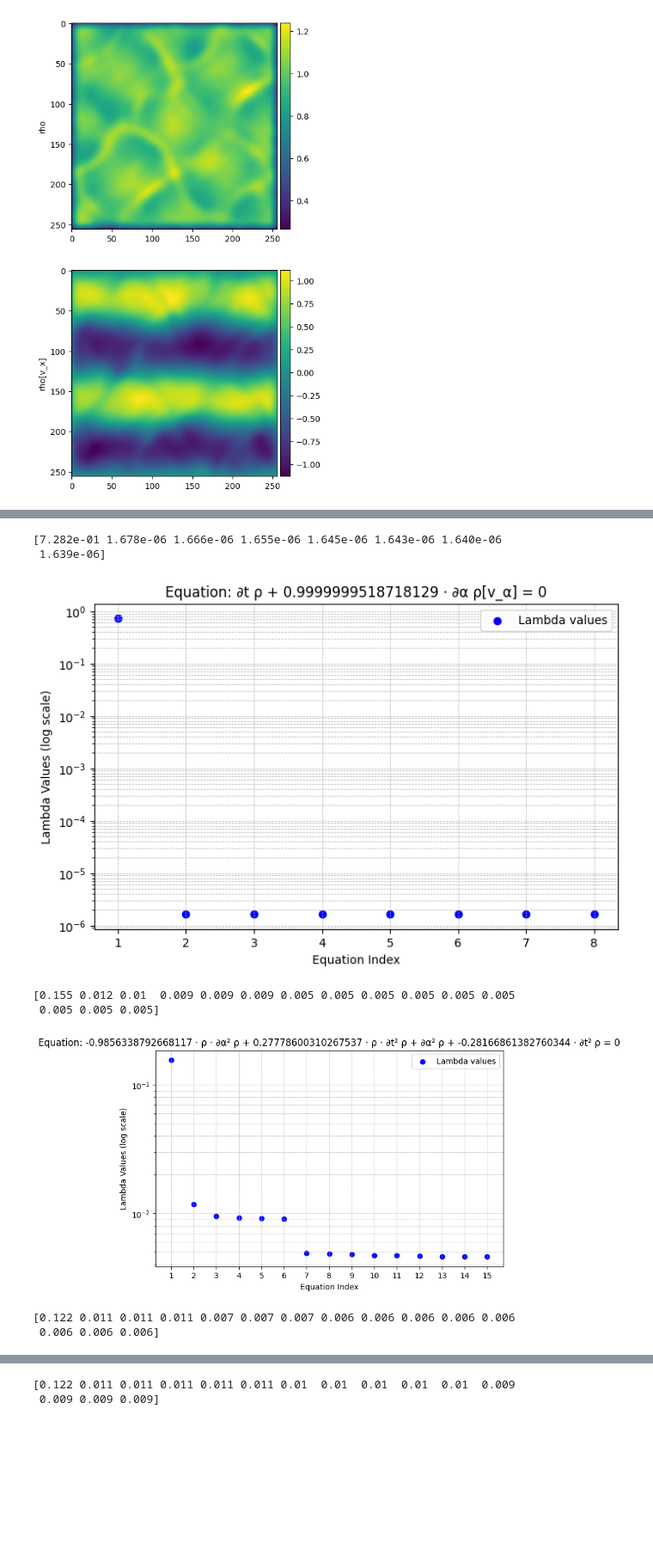
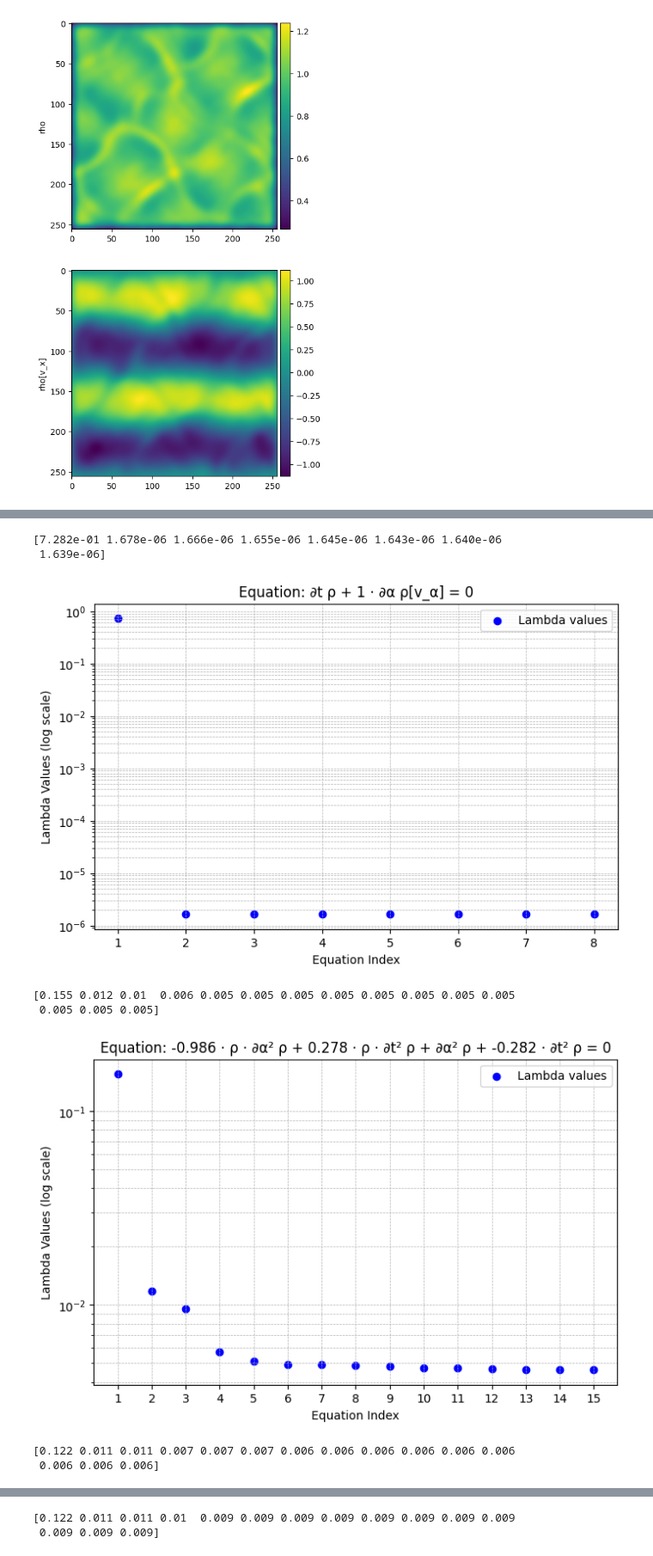
Before and after one commit to sibirica/PySPIDER, a Jupyter notebook: discrete/gaussian_potential_test.ipynb, the cells around one changed output, grey strips where cells are left out. Shown at 86% size. Drawn from its saved outputs; the diff is of its cells as text; code cells hidden in the pictures; blank space fills up the shorter version.

Commit message:
equation canonicalize fix?

```diff
--- a/discrete/gaussian_potential_test.ipynb
+++ b/discrete/gaussian_potential_test.ipynb
@@ -180,7 +180,7 @@ for irrep in srd.irreps:
 
     iterator = ModelIterator(max_k=15, backward_forward=True, max_passes=3)
     #iterator = ModelIterator(max_k=len(libs[irrep].terms), backward_forward=False, max_passes=1)
-    thres = Threshold(threshold_type='jump', gamma=1.2, delta=1e-8, n_terms=None)
+    thres = Threshold(threshold_type='jump', gamma=1.3, delta=1e-8, n_terms=None)
     #thres = Threshold(threshold_type='information', ic=AIC)
 
     opts = {'scaler': scaler, 'initializer': init, 'residual': res,
@@ -216,36 +216,36 @@ import numpy as np
 import matplotlib.pyplot as plt
 for i, res in enumerate(reg_results):
     all_lambdas = res.all_lambdas
     print(all_lambdas)
     all_xis = res.all_xis
     xi_values = res.xi
     sublibrary_terms = res.sublibrary
     equations = []
     #equation_terms = [f"{xi:.1e} {term}" for xi, term in zip(xi_values, sublibrary_terms) if abs(xi) > 1e-15]
     #equation_string = " + ".join(equation_terms)
-    equation_string = str(eqs[i])
+    equation_string = str(eqs[i].pstr(**{'num_format': '{0:.3g}', 'latex_output': False}))
 
 
     plt.figure(figsize=(8, 5))
     plt.scatter(range(1, len(all_lambdas) + 1), all_lambdas, color='b', label="Lambda values")
 
     # Set log scale for y-axis
     plt.yscale("log")
 
     plt.xlabel("Equation Index")
     plt.ylabel("Lambda Values (log scale)")
     plt.title(f"Equation: {equation_string}")  # Use the computed equation as the title
     plt.xticks(range(1, len(all_lambdas) + 1))  # Ensure x-axis ticks match the number of equations
     plt.legend()
     plt.grid(True, which="both", linestyle="--", linewidth=0.5)
 
     plt.show()
 # %% [output]
 [7.282e-01 1.678e-06 1.666e-06 1.655e-06 1.645e-06 1.643e-06 1.640e-06
  1.639e-06]
-[figure, old version]
+[figure, new version]
-[0.155 0.012 0.01  0.009 0.009 0.009 0.005 0.005 0.005 0.005 0.005 0.005
+[0.155 0.012 0.01  0.006 0.005 0.005 0.005 0.005 0.005 0.005 0.005 0.005
  0.005 0.005 0.005]
-[figure, old version]
+[figure, new version]
-[0.122 0.011 0.011 0.011 0.007 0.007 0.007 0.006 0.006 0.006 0.006 0.006
+[0.122 0.011 0.011 0.007 0.007 0.007 0.006 0.006 0.006 0.006 0.006 0.006
  0.006 0.006 0.006]
@@ -253,2 +253,2 @@ for i, res in enumerate(reg_results):
-[0.122 0.011 0.011 0.011 0.011 0.011 0.01  0.01  0.01  0.01  0.01  0.009
+[0.122 0.011 0.011 0.01  0.009 0.009 0.009 0.009 0.009 0.009 0.009 0.009
  0.009 0.009 0.009]
```
Also changed, not shown: parts of 9 cells of this notebook, 4 other files.
